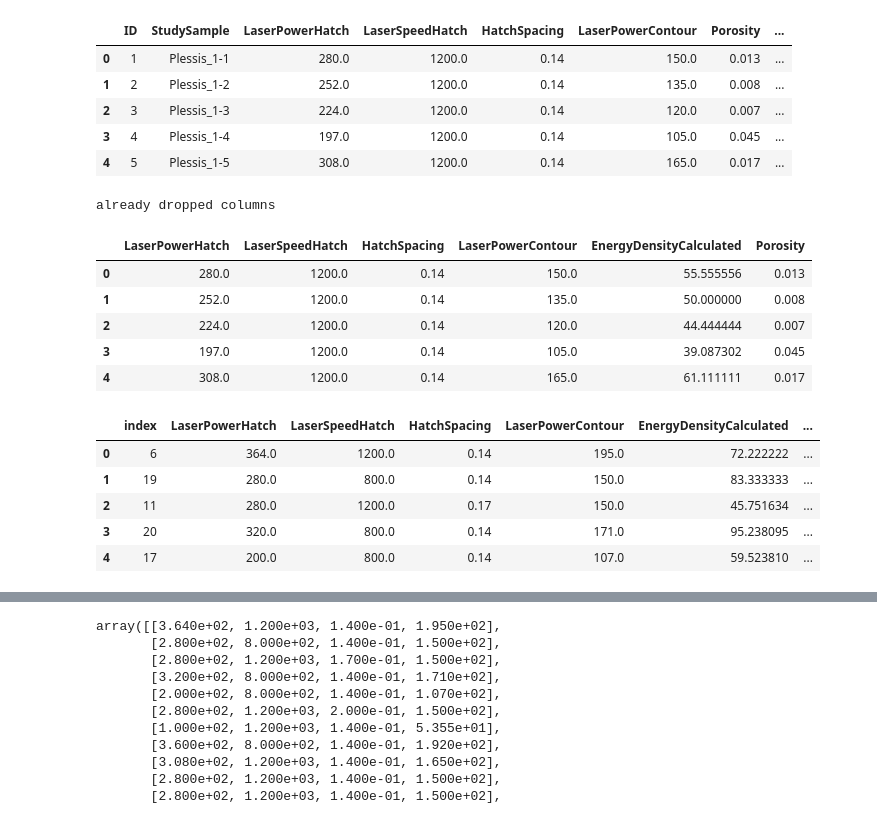
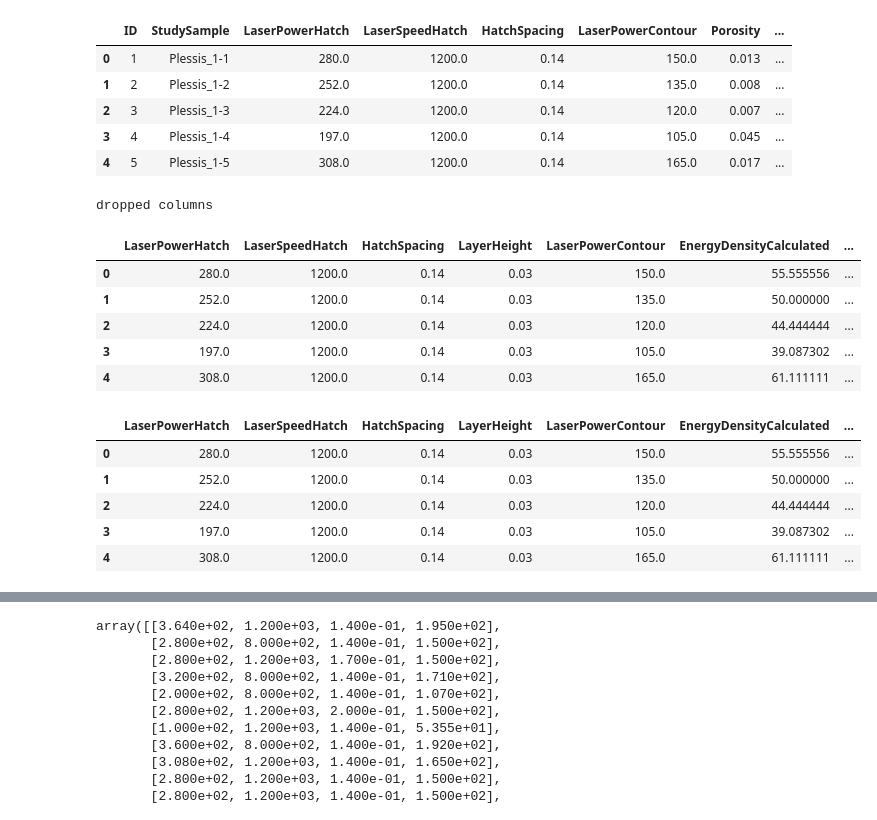
Before and after one commit to wgobrien/am-research, a Jupyter notebook: notebooks/research_paper_analysis.ipynb, the cells around one changed output, grey strips where cells are left out. Saved outputs shown, nothing was run; the diff lists cells and outputs as text; code cells hidden in the pictures.

Commit message:
Nist data exploration, parameter tuning, normalization, other notes

```diff
--- a/notebooks/research_paper_analysis.ipynb
+++ b/notebooks/research_paper_analysis.ipynb
@@ -18,34 +18,36 @@ machine_title = params.Machine[0]
 alloy_title = params.Powder[0]
 # %%
 try:
-    params = params.drop(["ID","StudySample","HatchOffsetFromCountour", "MicroCTScan", "LayerHeight", "Machine", "Powder"], axis=1)
+    params = params.drop(["ID","StudySample","HatchOffsetFromCountour", "MicroCTScan", "Machine", "Powder"], axis=1)
     print("dropped columns")
 except:
     print("already dropped columns")
-params = params[["LaserPowerHatch","LaserSpeedHatch","HatchSpacing","LaserPowerContour","EnergyDensityCalculated","Porosity"]]
+params = params[["LaserPowerHatch","LaserSpeedHatch","HatchSpacing", "LayerHeight", "LaserPowerContour","EnergyDensityCalculated","Porosity"]]
 params.head()
 # %% [output]
-already dropped columns
+dropped columns
-|  | LaserPowerHatch | LaserSpeedHatch | HatchSpacing | LaserPowerContour | EnergyDensityCalculated | Porosity |
-| 0 | 280.0 | 1200.0 | 0.14 | 150.0 | 55.555556 | 0.013 |
-| 1 | 252.0 | 1200.0 | 0.14 | 135.0 | 50.000000 | 0.008 |
-| 2 | 224.0 | 1200.0 | 0.14 | 120.0 | 44.444444 | 0.007 |
-| 3 | 197.0 | 1200.0 | 0.14 | 105.0 | 39.087302 | 0.045 |
-| 4 | 308.0 | 1200.0 | 0.14 | 165.0 | 61.111111 | 0.017 |
+|  | LaserPowerHatch | LaserSpeedHatch | HatchSpacing | LayerHeight | LaserPowerContour | EnergyDensityCalculated | ... |
+| 0 | 280.0 | 1200.0 | 0.14 | 0.03 | 150.0 | 55.555556 | ... |
+| 1 | 252.0 | 1200.0 | 0.14 | 0.03 | 135.0 | 50.000000 | ... |
+| 2 | 224.0 | 1200.0 | 0.14 | 0.03 | 120.0 | 44.444444 | ... |
+| 3 | 197.0 | 1200.0 | 0.14 | 0.03 | 105.0 | 39.087302 | ... |
+| 4 | 308.0 | 1200.0 | 0.14 | 0.03 | 165.0 | 61.111111 | ... |
 # %%
+params.EnergyDensityCalculated = params.LaserPowerHatch / (params.LaserSpeedHatch * params.HatchSpacing * params.LayerHeight)
+
 split_pct = .25
 seed = 100
 
 train_data = params.sample(frac=1-split_pct, random_state=seed).reset_index()
 test_data = params.drop(train_data.index).sample(frac=1, random_state=seed).reset_index()
-train_data.head()
+params.head()
 # %% [output]
-|  | index | LaserPowerHatch | LaserSpeedHatch | HatchSpacing | LaserPowerContour | EnergyDensityCalculated | ... |
-| 0 | 6 | 364.0 | 1200.0 | 0.14 | 195.0 | 72.222222 | ... |
-| 1 | 19 | 280.0 | 800.0 | 0.14 | 150.0 | 83.333333 | ... |
-| 2 | 11 | 280.0 | 1200.0 | 0.17 | 150.0 | 45.751634 | ... |
-| 3 | 20 | 320.0 | 800.0 | 0.14 | 171.0 | 95.238095 | ... |
-| 4 | 17 | 200.0 | 800.0 | 0.14 | 107.0 | 59.523810 | ... |
+|  | LaserPowerHatch | LaserSpeedHatch | HatchSpacing | LayerHeight | LaserPowerContour | EnergyDensityCalculated | ... |
+| 0 | 280.0 | 1200.0 | 0.14 | 0.03 | 150.0 | 55.555556 | ... |
+| 1 | 252.0 | 1200.0 | 0.14 | 0.03 | 135.0 | 50.000000 | ... |
+| 2 | 224.0 | 1200.0 | 0.14 | 0.03 | 120.0 | 44.444444 | ... |
+| 3 | 197.0 | 1200.0 | 0.14 | 0.03 | 105.0 | 39.087302 | ... |
+| 4 | 308.0 | 1200.0 | 0.14 | 0.03 | 165.0 | 61.111111 | ... |
 # %%
 train_vals = train_data.values
 test_vals = test_data.values
```
Also changed, not shown: parts of 5 cells of this notebook, 12 other files.
